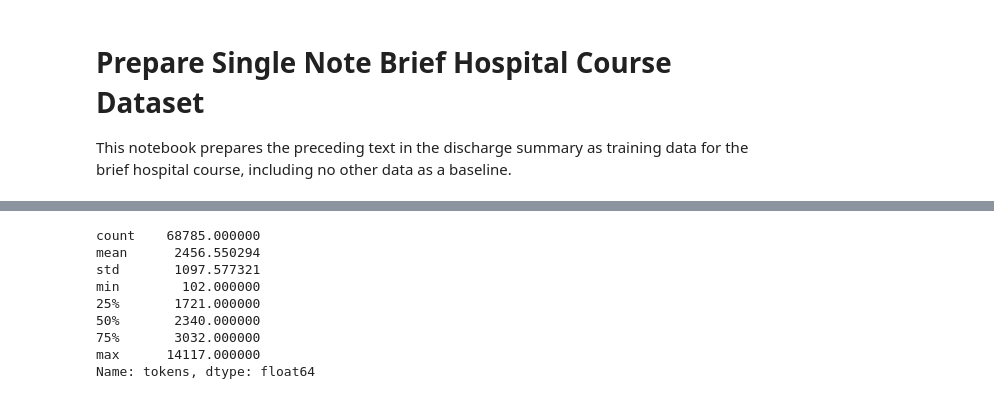
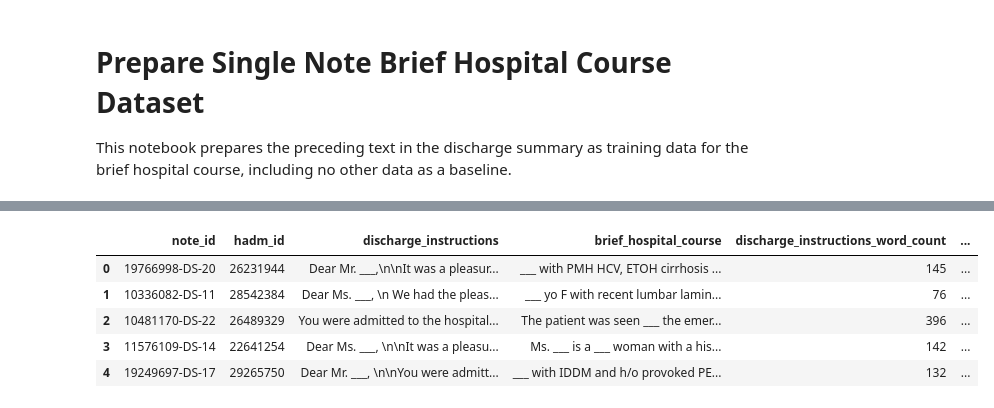
Before and after one commit to vsocrates/hail-dischargeme, a Jupyter notebook: notebooks/data_processing/PrepareSimpleBHCDataset.ipynb, the cells around one changed output, grey strips where cells are left out. Cells and saved outputs as stored; diff of their text form; code cells hidden in the pictures.

```diff
--- a/notebooks/data_processing/PrepareSimpleBHCDataset.ipynb
+++ b/notebooks/data_processing/PrepareSimpleBHCDataset.ipynb
@@ -137,4 +151,7 @@ display(discharge_summ[discharge_summ['split'] == "train"], target[target['split
 # %%
+'''
 target_train = target_train.merge(discharge_summ[['note_id', "preceding_text"]], on="note_id", how="left", indicator="indicator")
 target_valid = target_valid.merge(discharge_summ[['note_id', "preceding_text"]], on="note_id", how="left", indicator="indicator")
+'''
+target_test = target_test.merge(discharge_summ[['note_id', "preceding_text"]], on="note_id", how="left", indicator="indicator")
 # %%
@@ -164,17 +168,19 @@ target_train['tokens'] = target_train.apply(lambda row: num_tokens_from_string(r
 # %%
-target_train['tokens'].describe()
+#target_train['tokens'].describe()
-# %% [output]
-count    68785.000000
-mean      2456.550294
-std       1097.577321
-min        102.000000
-25%       1721.000000
-50%       2340.000000
-75%       3032.000000
-max      14117.000000
-Name: tokens, dtype: float64
 # %%
 # we do this in the mistrial finetune notebook so don't have to do it here
 # target_train['prompt_with_preceding_text'] = "Summarize the following patient hospital encounter into a brief hospital course:\n\n" + target_train['preceding_text']
 # target_valid['prompt_with_preceding_text'] = "Summarize the following patient hospital encounter into a brief hospital course:\n\n" + target_valid['preceding_text']
+
+target_test['prompt_with_preceding_text'] = "Summarize the following patient hospital encounter into a brief hospital course:\n\n" + target_test['preceding_text']
+# %%
+target_test.reset_index(drop = True, inplace = True)
+target_test.head()
+# %% [output]
+|  | note_id | hadm_id | discharge_instructions | brief_hospital_course | discharge_instructions_word_count | ... |
+| 0 | 19766998-DS-20 | 26231944 | Dear Mr. ___,\n\nIt was a pleasur... | ___ with PMH HCV, ETOH cirrhosis ... | 145 | ... |
+| 1 | 10336082-DS-11 | 28542384 | Dear Ms. ___, \n We had the pleas... | ___ yo F with recent lumbar lamin... | 76 | ... |
+| 2 | 10481170-DS-22 | 26489329 | You were admitted to the hospital... | The patient was seen ___ the emer... | 396 | ... |
+| 3 | 11576109-DS-14 | 22641254 | Dear Ms. ___, \n\nIt was a pleasu... | Ms. ___ is a ___ woman with a his... | 142 | ... |
+| 4 | 19249697-DS-17 | 29265750 | Dear Mr. ___, \n\nYou were admitt... | ___ with IDDM and h/o provoked PE... | 132 | ... |
 # %%
```
Also changed, not shown: parts of 16 cells of this notebook, 6 other files.
